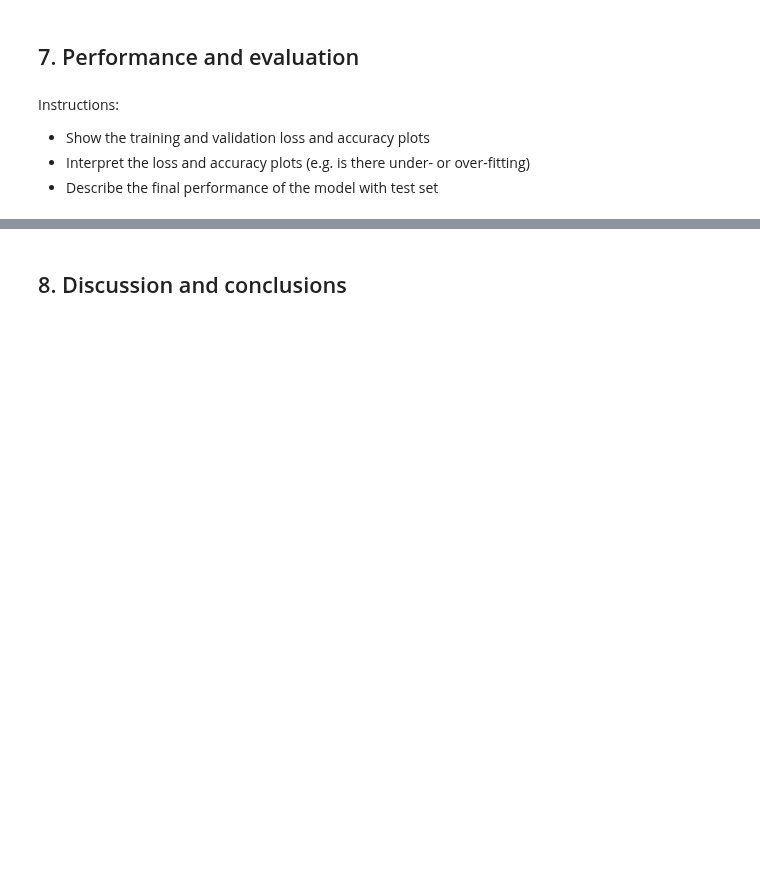
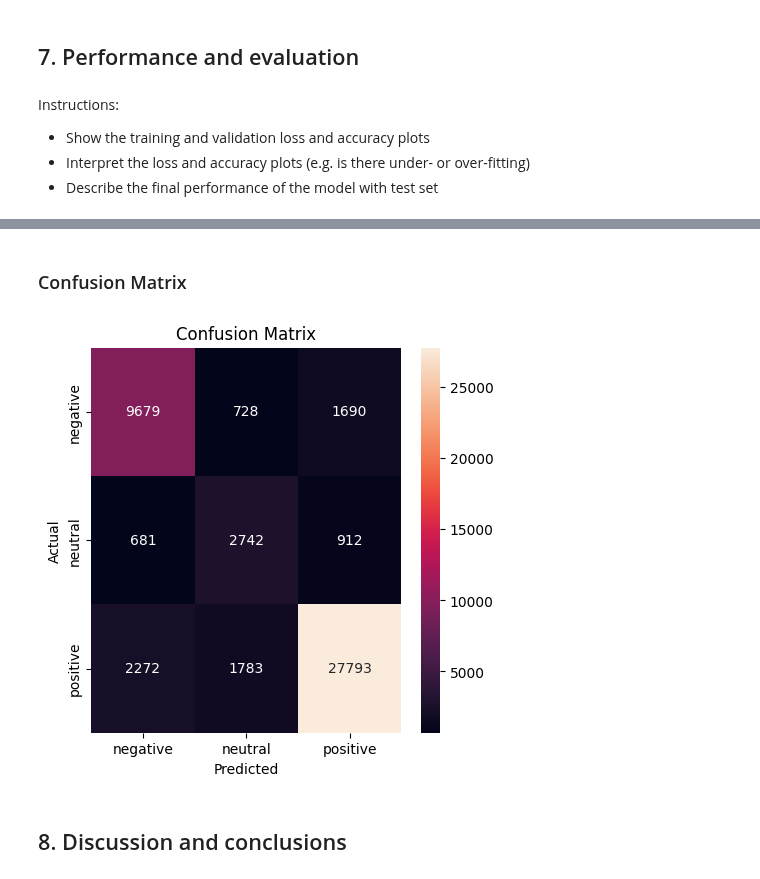
Before and after one commit to alerr415/patient-drug-review-ratings, a Jupyter notebook: case-3-patient-drug-review.ipynb, the cells around one changed output, grey strips where cells are left out. Drawn from its saved outputs; the diff is of its cells as text; code cells hidden in the pictures; blank space fills up the shorter version.

```diff
--- a/case-3-patient-drug-review.ipynb
+++ b/case-3-patient-drug-review.ipynb
@@ -405,0 +465,10 @@ plt.show()
+# %%
+# Load in the dataframe
+df = pd.read_csv('input\\drugsComTest_raw.csv')
+
+# Display the dataframe
+display(df)
+
+# Display the dataframe description
+print("Description of the dataframe:")
+display(df.describe().T)
@@ -405,0 +496,11 @@ plt.show()
+# %%
+# Prepare the dataset
+df = prepare_data(df)
+
+# Split the Testing Data
+X_test = list(df['review'])
+y_test = list(df['rating'])
+
+# Preprocess the reviews and labels
+X_test = prepare_reviews_arr(X_test)
+y_test = prepare_labels_arr(y_test)
@@ -405,0 +516,11 @@ plt.show()
+# %%
+# Evaluate the model
+y_pred = model.predict(X_test)
+
+# Prepare the arrays
+y_pred = np.argmax(y_pred, axis=1)
+y_test = np.argmax(y_test, axis=1)
+
+# Print the Classification Report
+target_names = ['negative', 'neutral', 'positive']
+print('Classification Report:\n', classification_report(y_test, y_pred, target_names=target_names, zero_division=1))
@@ -406,3 +539,16 @@ plt.show()
+# %% [markdown]
+### Confusion Matrix
+# %%
+# Plot the Confusion Matrix
+matrix = confusion_matrix(y_test, y_pred)
+plt.figure(figsize=(5, 5))
+sns.heatmap(matrix, annot=True, fmt='d', xticklabels=target_names, yticklabels=target_names)
+plt.title('Confusion Matrix')
+plt.ylabel('Actual')
+plt.xlabel('Predicted')
+plt.show()
+# %% [output]
+[figure, added]
 # %% [markdown]
 ## 8. Discussion and conclusions
 # %% [markdown]
```
Also changed, not shown: parts of 25 cells of this notebook.
